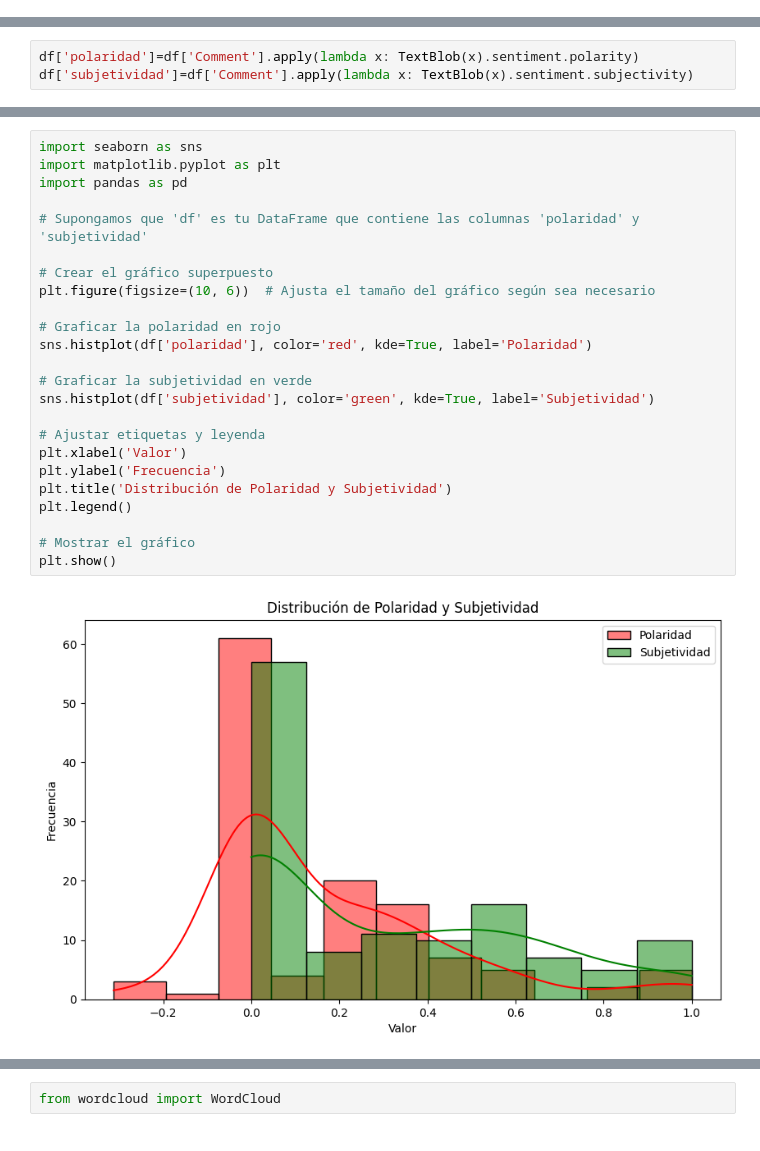
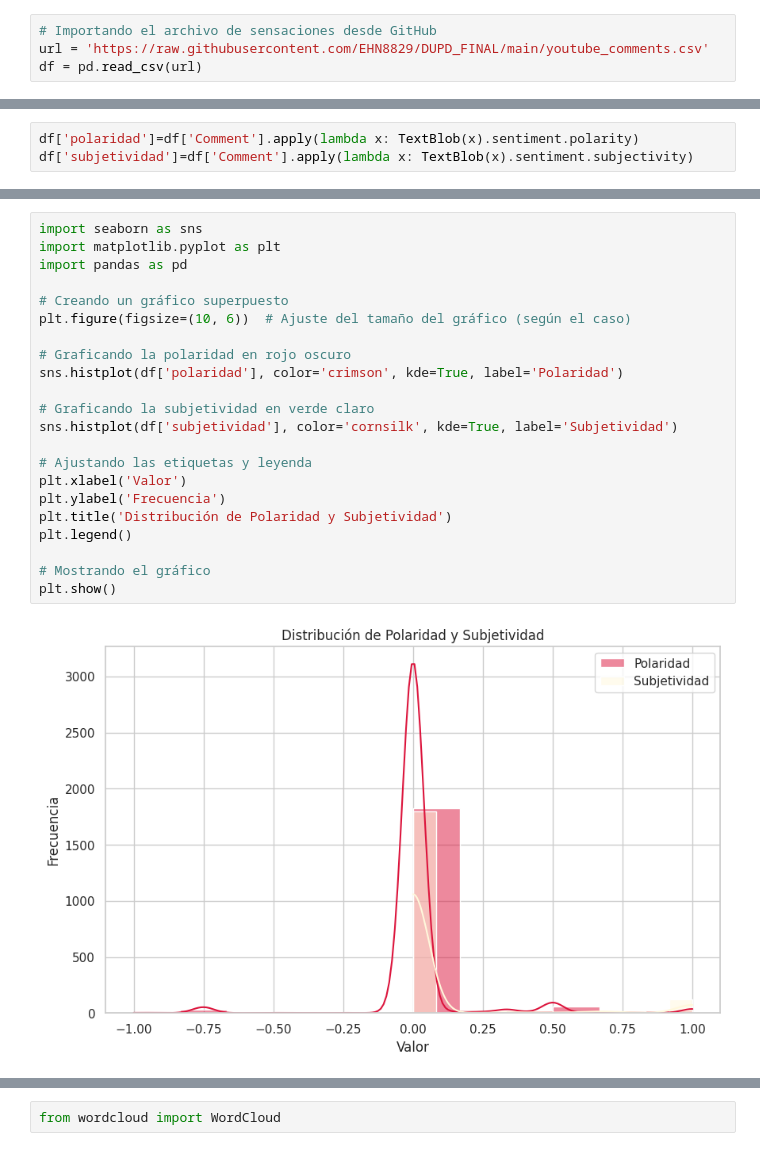
Before and after one commit to EHN8829/DUPD_FINAL, a Jupyter notebook: DUPD_FINAL.ipynb, the cells around one changed output, grey strips where cells are left out. Cells and saved outputs as stored; diff of their text form.

```diff
--- a/DUPD_FINAL.ipynb
+++ b/DUPD_FINAL.ipynb
@@ -1225,0 +1215,4 @@ FileNotFoundError: [Errno 2] No such file or directory: 'comments_data1.csv'
+# %%
+# Importando el archivo de sensaciones desde GitHub
+url = 'https://raw.githubusercontent.com/EHN8829/DUPD_FINAL/main/youtube_comments.csv'
+df = pd.read_csv(url)
@@ -1236,26 +1270,24 @@ sns.displot(df['subjetividad'],color='green')
 # %%
 import seaborn as sns
 import matplotlib.pyplot as plt
 import pandas as pd
 
-# Supongamos que 'df' es tu DataFrame que contiene las columnas 'polaridad' y 'subjetividad'
+# Creando un gráfico superpuesto
+plt.figure(figsize=(10, 6))  # Ajuste del tamaño del gráfico (según el caso)
 
-# Crear el gráfico superpuesto
-plt.figure(figsize=(10, 6))  # Ajusta el tamaño del gráfico según sea necesario
+# Graficando la polaridad en rojo oscuro
+sns.histplot(df['polaridad'], color='crimson', kde=True, label='Polaridad')
 
-# Graficar la polaridad en rojo
-sns.histplot(df['polaridad'], color='red', kde=True, label='Polaridad')
+# Graficando la subjetividad en verde claro
+sns.histplot(df['subjetividad'], color='cornsilk', kde=True, label='Subjetividad')
 
-# Graficar la subjetividad en verde
-sns.histplot(df['subjetividad'], color='green', kde=True, label='Subjetividad')
-
-# Ajustar etiquetas y leyenda
+# Ajustando las etiquetas y leyenda
 plt.xlabel('Valor')
 plt.ylabel('Frecuencia')
 plt.title('Distribución de Polaridad y Subjetividad')
 plt.legend()
 
-# Mostrar el gráfico
+# Mostrando el gráfico
 plt.show()
 # %% [output]
-[figure, old version]
+[figure, new version]
```
Also changed, not shown: parts of 14 cells of this notebook.
